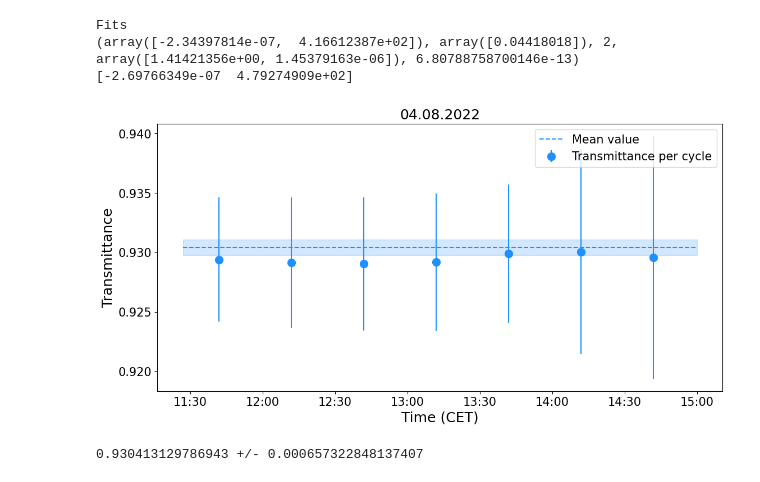
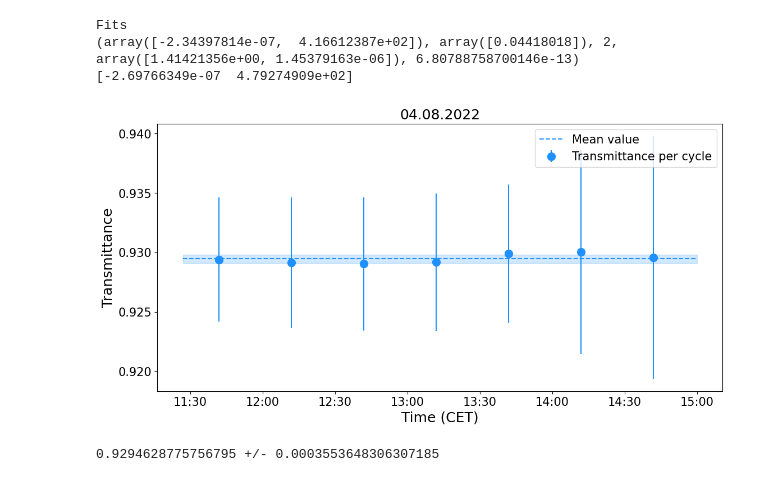
Before and after one commit to pmodwrc/CSAR_MITRA, a Jupyter notebook: Transmittance/evaluate_transmittance.ipynb, the cells around one changed output. Drawn from its saved outputs; the diff is of its cells as text; code cells hidden in the pictures.

```diff
--- a/Transmittance/evaluate_transmittance.ipynb
+++ b/Transmittance/evaluate_transmittance.ipynb
@@ -235,38 +235,38 @@ for j in range(n_cycles):
                           & (selection_df['Win_position'] == 'Both Open')
     mask_interval_closed = (selection_df['ts'] >= timepoint_start) & (selection_df['ts'] <= timepoint_end) \
                           & (selection_df['Win_position'] != 'Both Open')
     ratio_meas_interval[j,0] = timepoint_start + meas_interval*60
     ratio_meas_interval[j,1] = (selection_df['Ratio'].loc[mask_interval_closed]).median() \
                                /(selection_df['Ratio'].loc[mask_interval_open]).median()
     rel_uncertainty_closed =  (selection_df['Ratio'].loc[mask_interval_closed]).std() \
                                /(selection_df['Ratio'].loc[mask_interval_closed]).median()
     rel_uncertainty_open =  (selection_df['Ratio'].loc[mask_interval_open]).std() \
                                /(selection_df['Ratio'].loc[mask_interval_open]).median()
     rel_uncertainty_ratio =  np.sqrt(rel_uncertainty_closed**2 + rel_uncertainty_open**2)
     ratio_meas_interval[j,2] = ratio_meas_interval[j,1]*rel_uncertainty_ratio
 
 ax1.errorbar(pd.to_datetime(ratio_meas_interval[:,0], unit='s'), ratio_meas_interval[:,1], fmt='o',
              c='dodgerblue', ms=10, yerr=ratio_meas_interval[:,2], label='Transmittance per cycle')
 ax1.plot([pd.to_datetime(selection_df['ts'].iloc[0], unit='s'), pd.to_datetime(selection_df['ts'].iloc[-1], unit='s')],
-         [np.mean(ratio_interval[:,1]), np.mean(ratio_interval[:,1])], '--', c='dodgerblue', label='Mean value')
+         [np.mean(ratio_meas_interval[:,1]), np.mean(ratio_meas_interval[:,1])], '--', c='dodgerblue', label='Mean value')
 ax1.fill_between((pd.to_datetime(selection_df['ts'].iloc[0], unit='s'),
                   pd.to_datetime(selection_df['ts'].iloc[-1], unit='s')),
-                 (np.mean(ratio_interval[:,1]) - np.std(ratio_interval[:,1]),
-                  np.mean(ratio_interval[:,1]) - np.std(ratio_interval[:,1])),
-                 (np.mean(ratio_interval[:,1]) + np.std(ratio_interval[:,1]),
-                  np.mean(ratio_interval[:,1]) + np.std(ratio_interval[:,1])), color='dodgerblue', alpha=0.2)
+                 (np.mean(ratio_meas_interval[:,1]) - np.std(ratio_meas_interval[:,1]),
+                  np.mean(ratio_meas_interval[:,1]) - np.std(ratio_meas_interval[:,1])),
+                 (np.mean(ratio_meas_interval[:,1]) + np.std(ratio_meas_interval[:,1]),
+                  np.mean(ratio_meas_interval[:,1]) + np.std(ratio_meas_interval[:,1])), color='dodgerblue', alpha=0.2)
 ax1.set_xlabel('Time (CET)', fontsize=18)
 ax1.set_ylabel('Transmittance', fontsize=18)
 plt.xticks(fontsize=15)
 plt.yticks(fontsize=15)
 plt.title(filename[6:8]+'.'+ filename[4:6]+'.'+ filename[0:4], fontsize=18)
 plt.legend(loc="best", fancybox=True, prop={'size':15})
 plt.gcf().autofmt_xdate()
 myFmt = md.DateFormatter('%H:%M')
 plt.gca().xaxis.set_major_formatter(myFmt)
 fig.autofmt_xdate(bottom=0.2, rotation=0, ha='center')
 plt.show()
-print(np.mean(ratio_interval[:,1]), "+/-", np.std(ratio_interval[:,1]))
+print(np.mean(ratio_meas_interval[:,1]), "+/-", np.std(ratio_meas_interval[:,1]))
 # %% [output]
-[figure, old version]
+[figure, new version]
-0.930413129786943 +/- 0.000657322848137407
+0.9294628775756795 +/- 0.0003553648306307185
```
